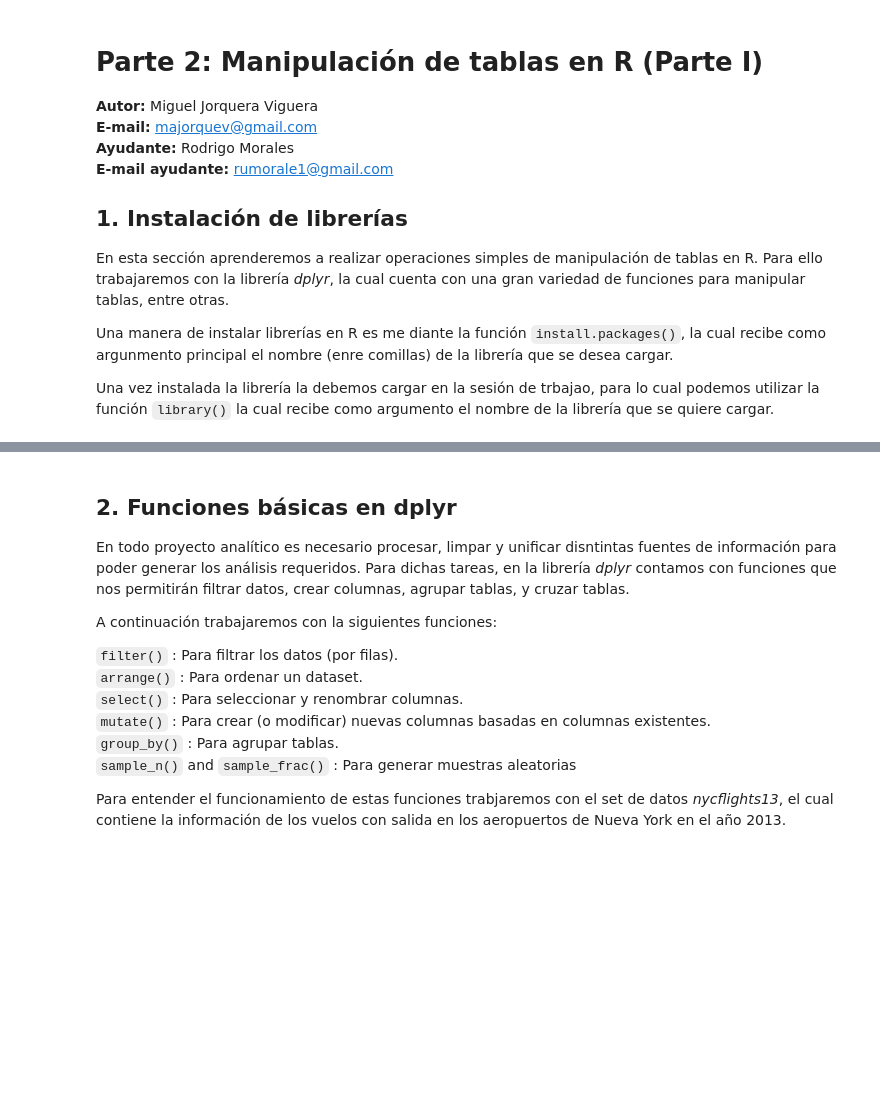
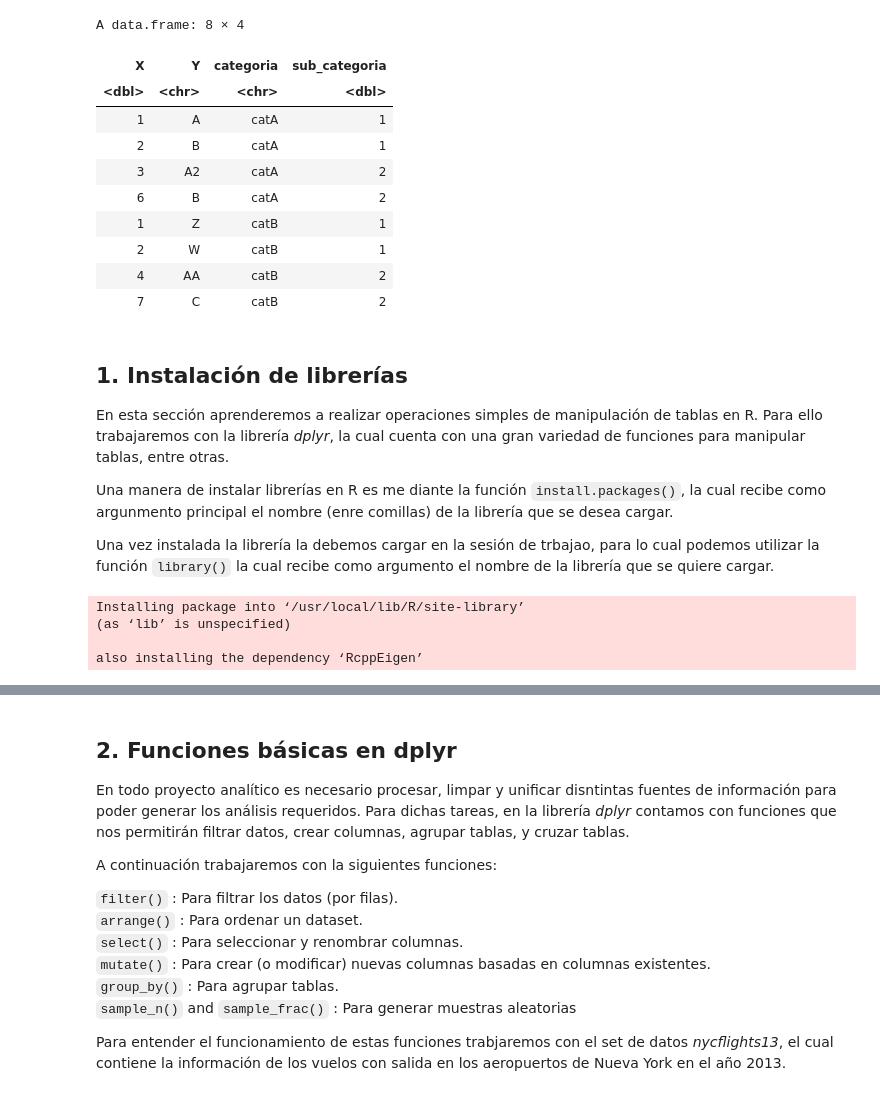
Before and after one commit to majorquev/DBDC_202507_Programacion_en_R_para_ciencia_de_datos, a Jupyter notebook: Clases/Clase3/Clase3_01_manipulacion_de_tablas_I.ipynb, the cells around one changed output, grey strips where cells are left out. Saved outputs shown, nothing was run; the diff lists cells and outputs as text; code cells hidden in the pictures; blank space fills up the shorter version.

```diff
--- a/Clases/Clase3/Clase3_01_manipulacion_de_tablas_I.ipynb
+++ b/Clases/Clase3/Clase3_01_manipulacion_de_tablas_I.ipynb
@@ -2,0 +13,5 @@
+# %%
+lf <- list(catA = list(sub_cat1 = data.frame(X = 1:2, Y = c("A","B")),
+                       sub_cat2 = data.frame(X = c(3,6), Y = c("A2","B")) ),
+           catB = list(sub_cat1 = data.frame(X = 1:2, Y = c("Z","W")),
+                       sub_cat2 = data.frame(X = c(4,7), Y = c("AA","C")) ))
@@ -2,0 +140,21 @@
+# %%
+categorias <- names(lf)
+categorias
+resultado <- data.frame()
+for(cat in categorias){# cat = "catA"
+  aux_1 <- lf[[cat]]$sub_cat1
+  aux_2 <- lf[[cat]]$sub_cat2
+
+  aux_1$categoria <- cat
+  aux_2$categoria <- cat
+
+  aux_1$sub_categoria <- 1
+  aux_2$sub_categoria <- 2
+
+  print(paste("categoria: ", cat) )
+  print(aux_1)
+  print(aux_2)
+
+  resultado <- rbind(resultado, aux_1,aux_2)
+
+}
@@ -2,0 +177,14 @@
+# %%
+resultado
+# %% [output]
+A data.frame: 8 × 4
+| X | Y | categoria | sub_categoria |
+| <dbl> | <chr> | <chr> | <dbl> |
+| 1 | A | catA | 1 |
+| 2 | B | catA | 1 |
+| 3 | A2 | catA | 2 |
+| 6 | B | catA | 2 |
+| 1 | Z | catB | 1 |
+| 2 | W | catB | 1 |
+| 4 | AA | catB | 2 |
+| 7 | C | catB | 2 |
@@ -3,12 +196,4 @@
 # %% [markdown]
-# Parte 2: Manipulación de tablas en R (Parte I)
-
-
-**Autor:** Miguel Jorquera Viguera<br>
-**E-mail:** majorquev@gmail.com<br>
-**Ayudante:** Rodrigo Morales<br>
-**E-mail ayudante:** rumorale1@gmail.com
-
 ## 1. Instalación de librerías
 
 En esta sección aprenderemos a realizar operaciones simples de manipulación de tablas en R. Para ello trabajaremos con la librería _dplyr_, la cual cuenta con una gran variedad de funciones para manipular tablas, entre otras.
@@ -18,4 +203,9 @@ Una manera de instalar librerías en R es me diante la función `install.package
 
 Una vez instalada la librería la debemos cargar en la sesión de trbajao, para lo cual podemos utilizar la función `library()` la cual recibe como argumento el nombre de la librería que se quiere cargar.
 # %%
-install.packages("tidyr")
+install.packages("ranger")
+# %% [output]
+Installing package into ‘/usr/local/lib/R/site-library’
+(as ‘lib’ is unspecified)
+
+also installing the dependency ‘RcppEigen’
```
Also changed, not shown: parts of 18 cells of this notebook.
